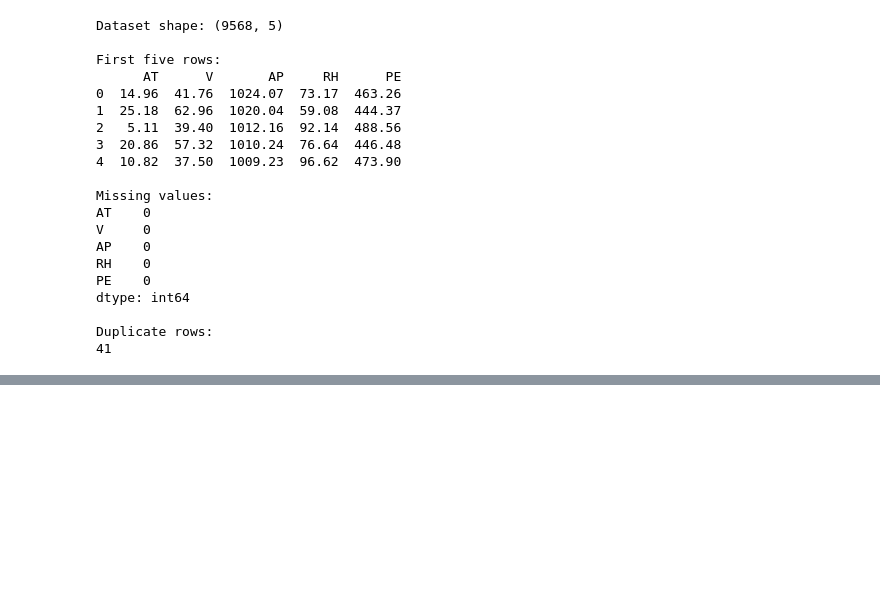
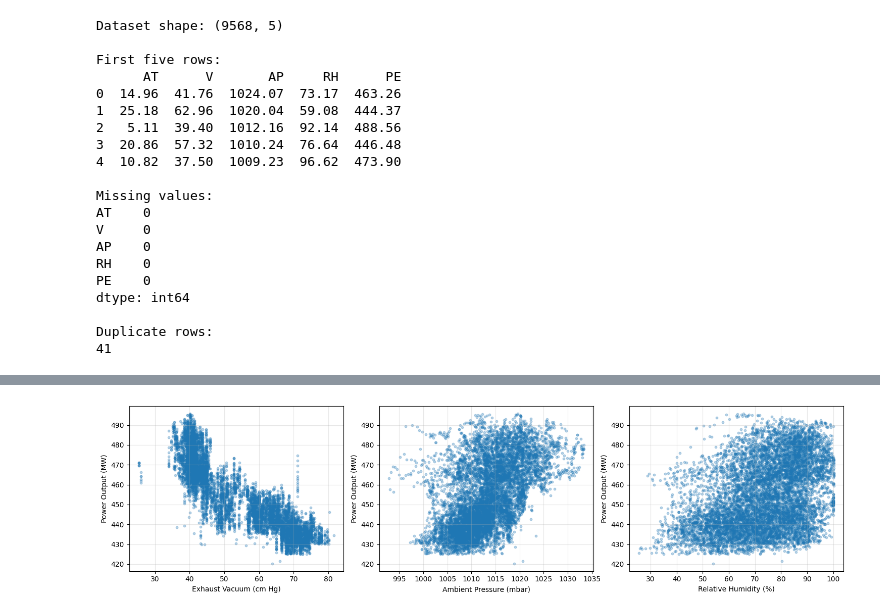
Before and after one commit to kson3/MMA3001_Power_Plant_Project, a Jupyter notebook: notebooks/01_data_exploration.ipynb, the cells around one changed output, grey strips where cells are left out. Cells and saved outputs as stored; diff of their text form; code cells hidden in the pictures; blank space fills up the shorter version.

```diff
--- a/notebooks/01_data_exploration.ipynb
+++ b/notebooks/01_data_exploration.ipynb
@@ -37,0 +81,29 @@ Duplicate rows:
+# %%
+# Relationships between other input variables and power output
+
+variables = ["V", "AP", "RH"]
+
+labels = [
+    "Exhaust Vacuum (cm Hg)",
+    "Ambient Pressure (mbar)",
+    "Relative Humidity (%)"
+]
+
+fig, axes = plt.subplots(1, 3, figsize=(15, 4))
+
+for i in range(3):
+  axes[i].scatter(
+      data[variables[i]],
+      data["PE"],
+      alpha=0.3,
+      s=10
+  )
+
+  axes[i].set_xlabel(labels[i])
+  axes[i].set_ylabel("Power Output (MW)")
+  axes[i].grid(True, alpha=0.3)
+
+plt.tight_layout()
+plt.show()
+# %% [output]
+[figure, added]
```
Also changed, not shown: parts of 5 cells of this notebook.
